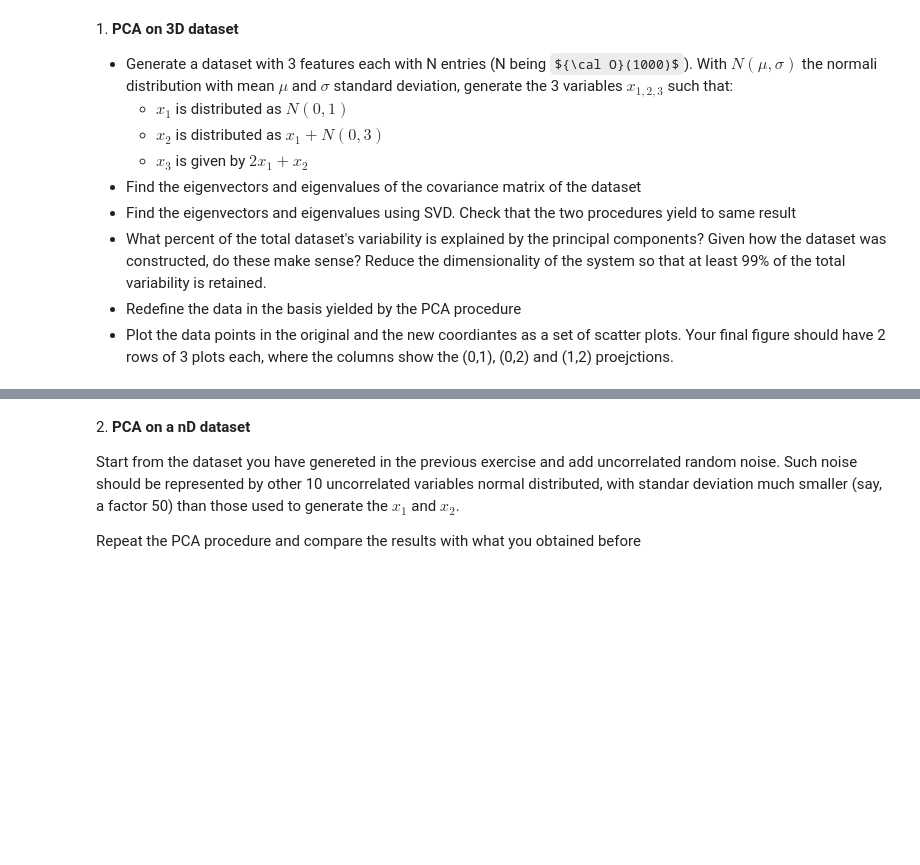
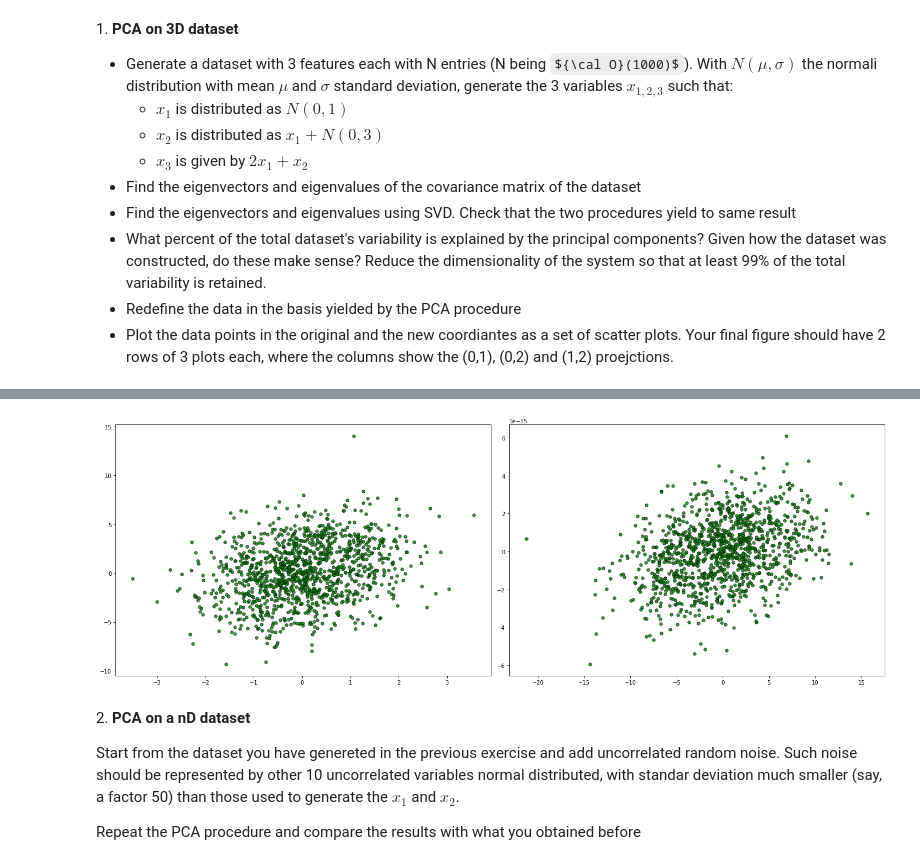
Before and after one commit to tommasoamico/LaboratoryOfComputationalPhysics_Y4, a Jupyter notebook: 07ex_LinearAlgebra.ipynb, the cells around one changed output, grey strips where cells are left out. Saved outputs shown, nothing was run; the diff lists cells and outputs as text; code cells hidden in the pictures; some formulas as TeX source; blank space fills up the shorter version.

```diff
--- a/07ex_LinearAlgebra.ipynb
+++ b/07ex_LinearAlgebra.ipynb
@@ -12,0 +42,4 @@
+# %%
+U, spectrum, Vt = np.linalg.svd(data)
+l_svd = spectrum**2/(size-1)
+V_svd = U
@@ -13,3 +162,10 @@
+# %%
+fig, ax = plt.subplots(nrows= 1, ncols=2, figsize=(20, 7))
+ax[0].scatter(x=data_filtered.loc[0,:], y=data_filtered.loc[1,:], s=30, c='green', edgecolors='black', linewidths=0.8, alpha=0.8, label='Data points')
+ax[1].scatter(x=datap.loc[0,:], y=datap.loc[1,:], s=30, c='green', edgecolors='black', linewidths=0.8, alpha=0.8, label='Data points')
+fig.tight_layout()
+# %% [output]
+[figure, added]
 # %% [markdown]
 2\. **PCA on a nD dataset**
 
```
Also changed, not shown: parts of 29 cells of this notebook, 2 other files.
